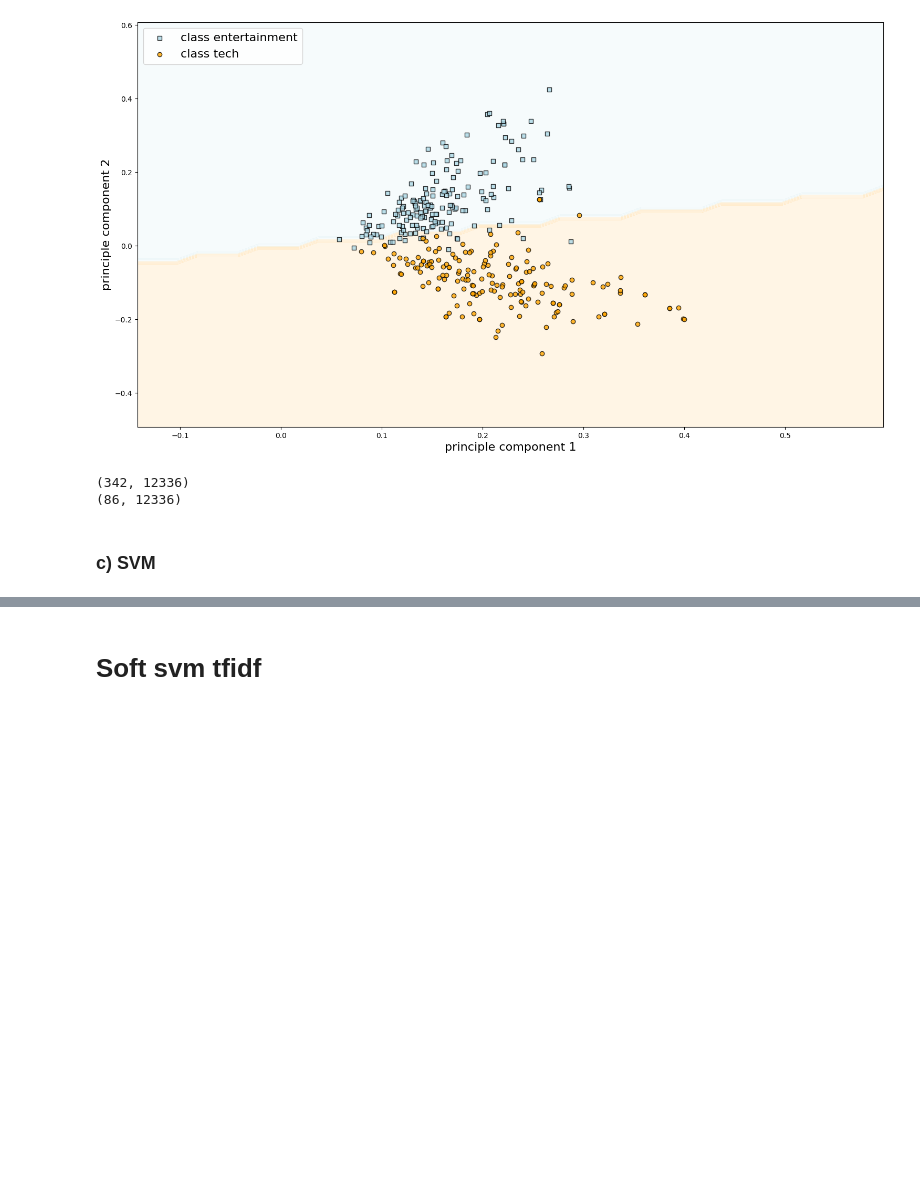
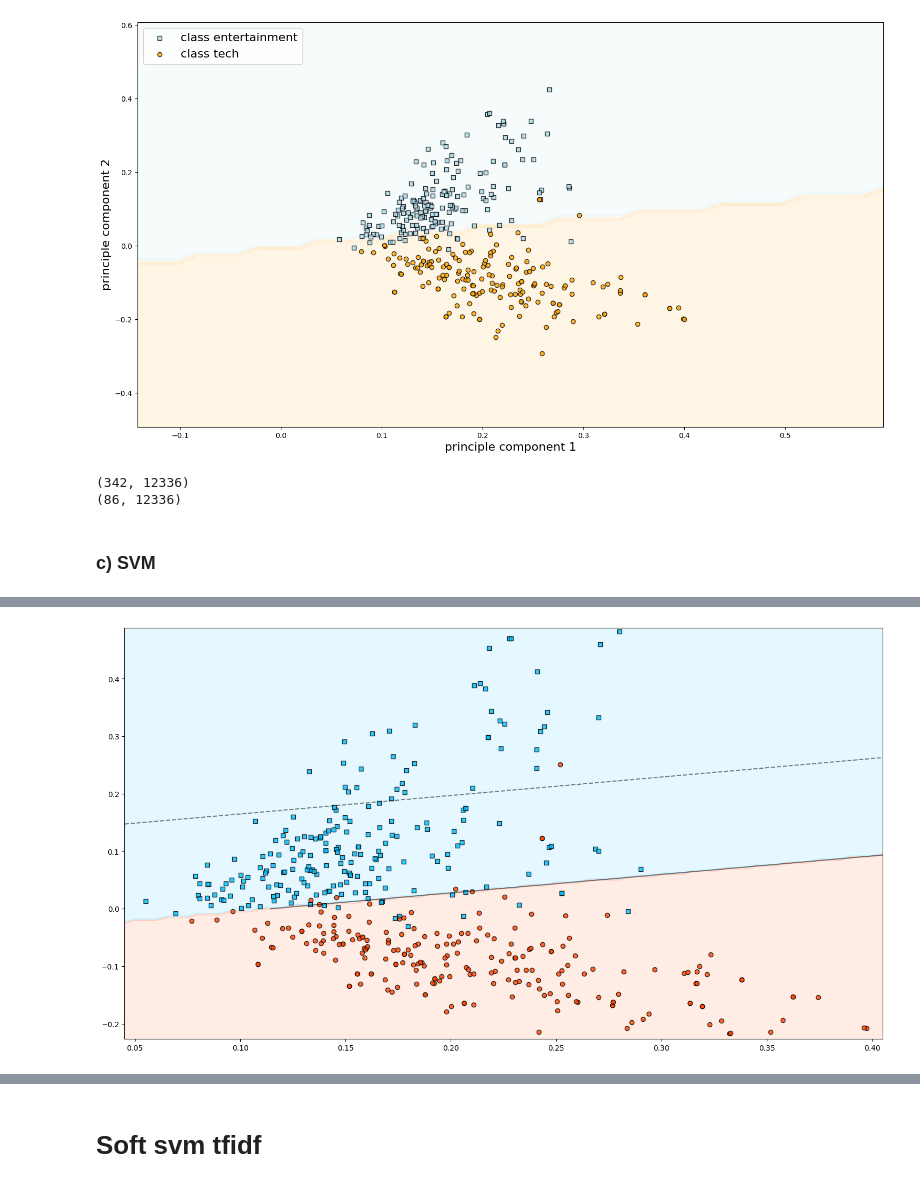
Before and after one commit to jeffcct/Tutorial-5, a Jupyter notebook: Assignment/draft.ipynb, the cells around one changed output, grey strips where cells are left out. Drawn from its saved outputs; the diff is of its cells as text; code cells hidden in the pictures; blank space fills up the shorter version.

```diff
--- a/Assignment/draft.ipynb
+++ b/Assignment/draft.ipynb
@@ -654,0 +693,16 @@ print()
+# %%
+pca_linear_svm = TruncatedSVD(n_components=2)
+pca_tfidf_svm = pca_linear_svm.fit_transform(X_all_tfidf)
+
+linear_svm_best_all = SVC(kernel="linear", C=1)
+linear_svm_best_all.fit(X_all_tfidf, y_all)
+
+
+
+fig, ax_pca = plt.subplots(1, 1, figsize=(16, 10))
+fig.subplots_adjust(left=0.0625, right=0.95, wspace=0.1)
+
+
+plot_decision_function(pca_linear_svm, pca_tfidf_svm, y_all, ax_pca, linear_svm_best_all)
+# %% [output]
+[figure, added]
```
Also changed, not shown: parts of 14 cells of this notebook.
